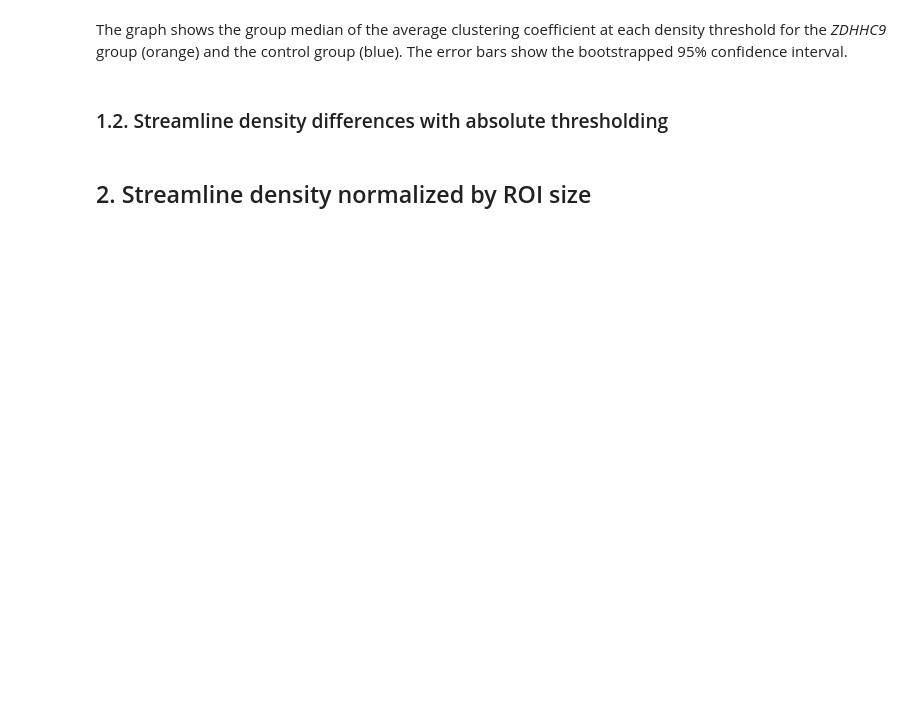
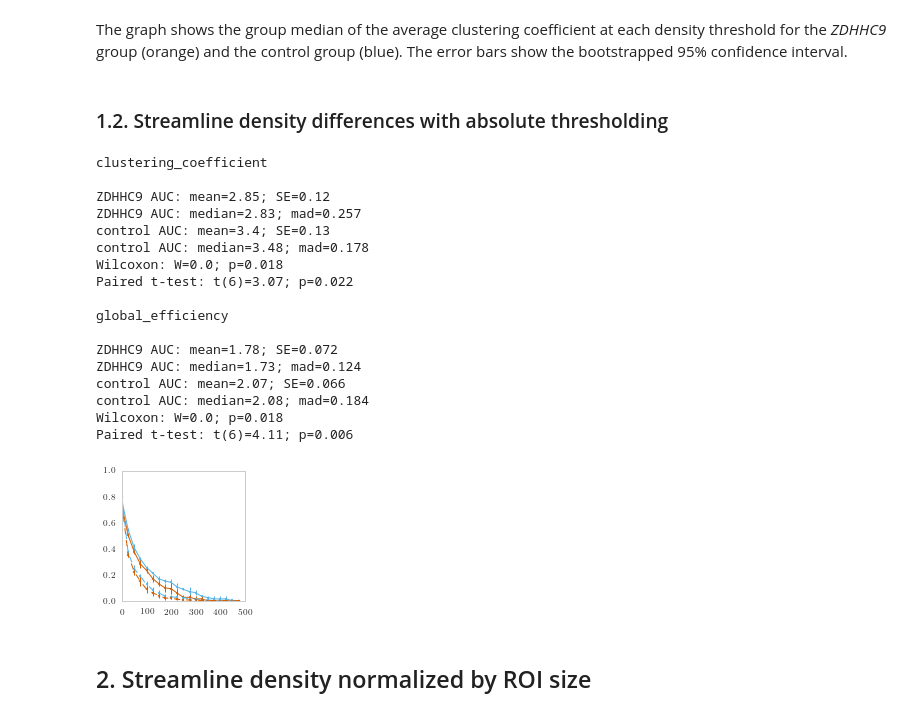
Before and after one commit to joebathelt/ZDHHC9_connectome, a Jupyter notebook: ZDHHC9_connectome_additional_analyses.ipynb, the cells around one changed output. Drawn from its saved outputs; the diff is of its cells as text; code cells hidden in the pictures; blank space fills up the shorter version.

```diff
--- a/ZDHHC9_connectome_additional_analyses.ipynb
+++ b/ZDHHC9_connectome_additional_analyses.ipynb
@@ -161,7 +196,26 @@ The graph shows the group median of the average clustering coefficient at each d
 ### 1.2. Streamline density differences with absolute thresholding
 # %%
 threshold_range = np.arange(0, 500, 25)
-calculate_results(subject_list, threshold_range, 'CSD', '', 'absolute')
+df = calculate_results(subject_list, threshold_range, 'CSD', '', 'absolute', False, outfolder + 'streamline_density_absolute.png')
+# %% [output]
+clustering_coefficient
+
+ZDHHC9 AUC: mean=2.85; SE=0.12
+ZDHHC9 AUC: median=2.83; mad=0.257
+control AUC: mean=3.4; SE=0.13
+control AUC: median=3.48; mad=0.178
+Wilcoxon: W=0.0; p=0.018
+Paired t-test: t(6)=3.07; p=0.022
+
+global_efficiency
+
+ZDHHC9 AUC: mean=1.78; SE=0.072
+ZDHHC9 AUC: median=1.73; mad=0.124
+control AUC: mean=2.07; SE=0.066
+control AUC: median=2.08; mad=0.184
+Wilcoxon: W=0.0; p=0.018
+Paired t-test: t(6)=4.11; p=0.006
+[figure, added]
 # %% [markdown]
 ## 2. Streamline density normalized by ROI size
 # %%
```
Also changed, not shown: parts of 18 cells of this notebook, 6 other files.
